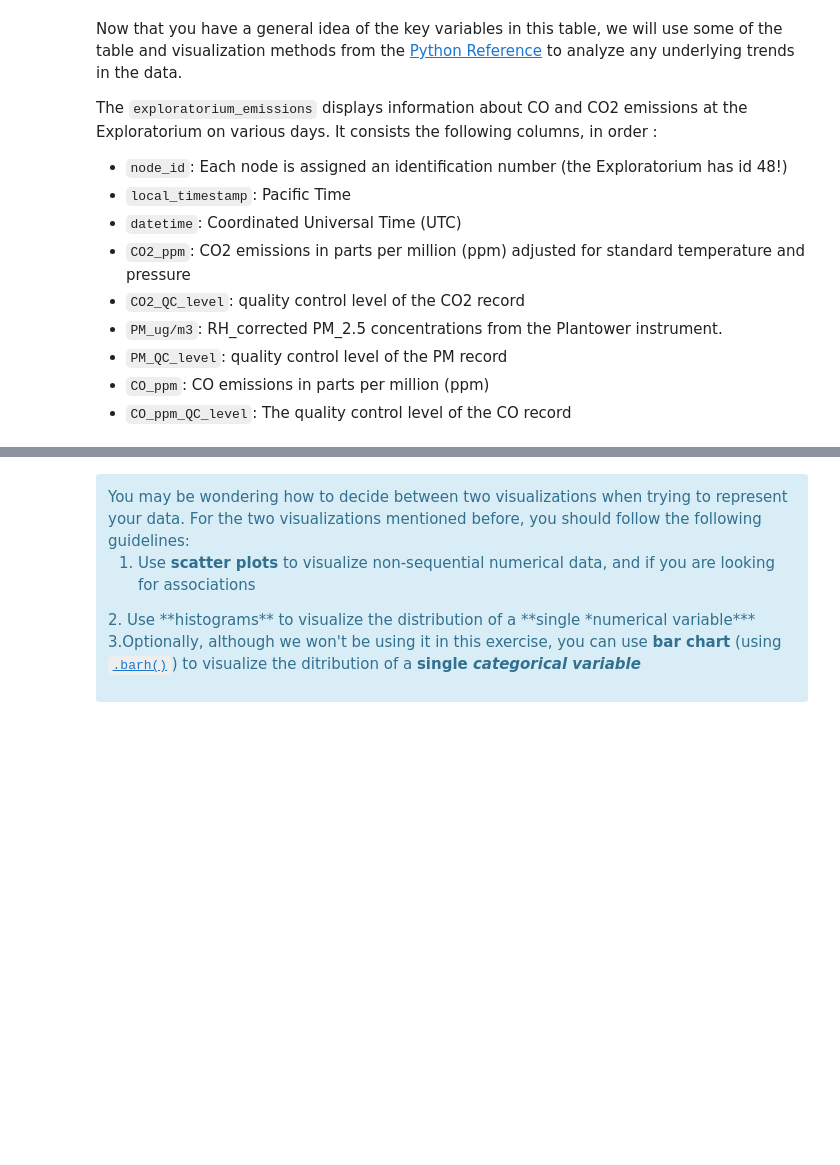
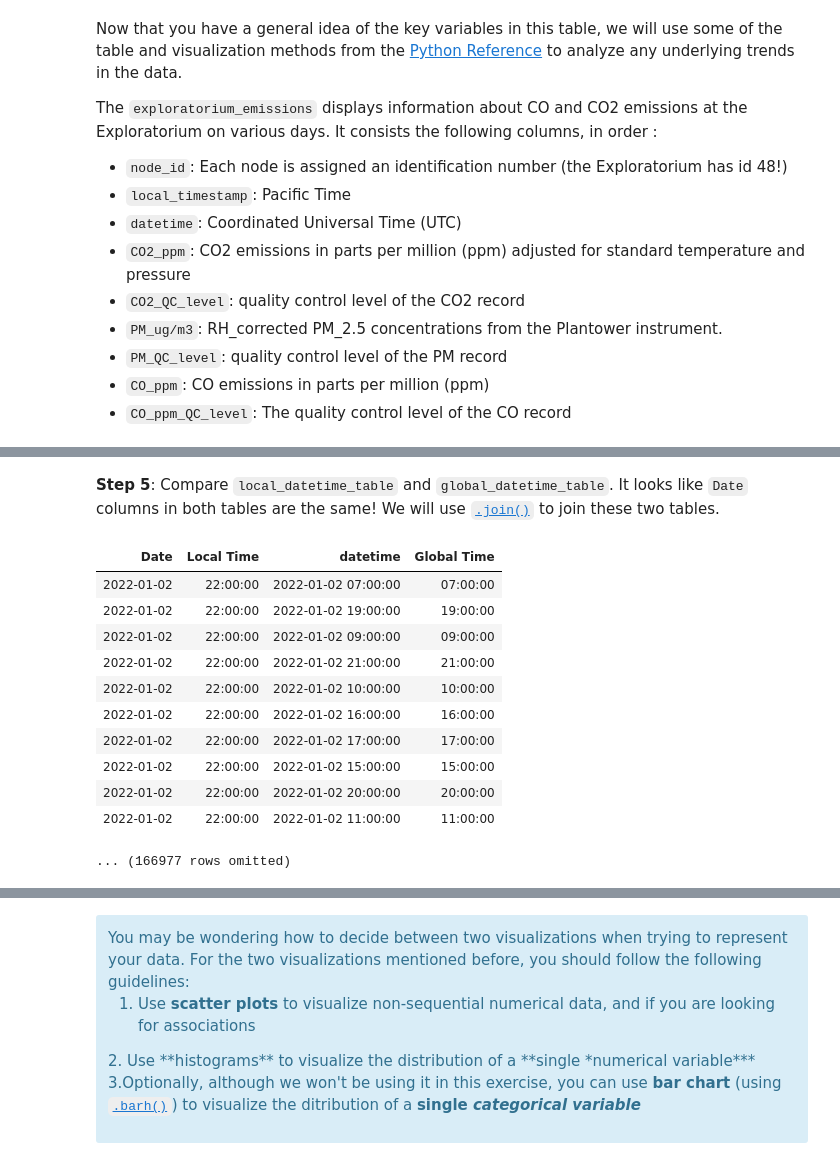
Before and after one commit to ds-modules/BEACON, a Jupyter notebook: Section5/Notebook1Section5.ipynb, the cells around one changed output, grey strips where cells are left out. Saved outputs shown, nothing was run; the diff lists cells and outputs as text; code cells hidden in the pictures; blank space fills up the shorter version.

```diff
--- a/Section5/Notebook1Section5.ipynb
+++ b/Section5/Notebook1Section5.ipynb
@@ -51,0 +57,5 @@ co_emissions = Table().with_columns('Date', co_emissions.column(1), 'Pacific Tim
+# %%
+#Splitting dates and times for local timestamp
+local_timestamp_array = co_emissions.column("local_timestamp")
+local_date_time = [x.split(' ') for x in local_timestamp_array ]
+local_date_time
@@ -51,0 +90,3 @@ co_emissions = Table().with_columns('Date', co_emissions.column(1), 'Pacific Tim
+# %%
+dates1 = np.array([item[0] for item in local_date_time])
+local_times = np.array([item[1] for item in local_date_time])
@@ -51,0 +107,3 @@ co_emissions = Table().with_columns('Date', co_emissions.column(1), 'Pacific Tim
+# %%
+local_datetime_table = Table().with_columns('Date', dates1,  'Local Time', times)
+local_datetime_table
@@ -51,0 +125,6 @@ co_emissions = Table().with_columns('Date', co_emissions.column(1), 'Pacific Tim
+# %%
+#Splitting dates and times for UTC timestamp
+global_date_time = [x.split(' ') for x in co_emissions.column("datetime")]
+dates2 = np.array([item[0] for item in global_date_time])
+global_datetime_table = Table().with_columns('datetime', co_emissions.column('datetime'), 'Date', dates2, 'Global Time', global_times)
+global_datetime_table
@@ -51,0 +144,18 @@ co_emissions = Table().with_columns('Date', co_emissions.column(1), 'Pacific Tim
+# %% [markdown]
+**Step 5**: Compare `local_datetime_table` and `global_datetime_table`. It looks like `Date` columns in both tables are the same! We will use [`.join()`](https://www.data8.org/sp23/reference/) to join these two tables.
+# %%
+local_and_global = local_datetime_table.join('Date', global_datetime_table, 'Date')
+local_and_global
+# %% [output]
+| Date | Local Time | datetime | Global Time |
+| 2022-01-02 | 22:00:00 | 2022-01-02 07:00:00 | 07:00:00 |
+| 2022-01-02 | 22:00:00 | 2022-01-02 19:00:00 | 19:00:00 |
+| 2022-01-02 | 22:00:00 | 2022-01-02 09:00:00 | 09:00:00 |
+| 2022-01-02 | 22:00:00 | 2022-01-02 21:00:00 | 21:00:00 |
+| 2022-01-02 | 22:00:00 | 2022-01-02 10:00:00 | 10:00:00 |
+| 2022-01-02 | 22:00:00 | 2022-01-02 16:00:00 | 16:00:00 |
+| 2022-01-02 | 22:00:00 | 2022-01-02 17:00:00 | 17:00:00 |
+| 2022-01-02 | 22:00:00 | 2022-01-02 15:00:00 | 15:00:00 |
+| 2022-01-02 | 22:00:00 | 2022-01-02 20:00:00 | 20:00:00 |
+| 2022-01-02 | 22:00:00 | 2022-01-02 11:00:00 | 11:00:00 |
+... (166977 rows omitted)
```
Also changed, not shown: parts of 23 cells of this notebook, 1 other file.
